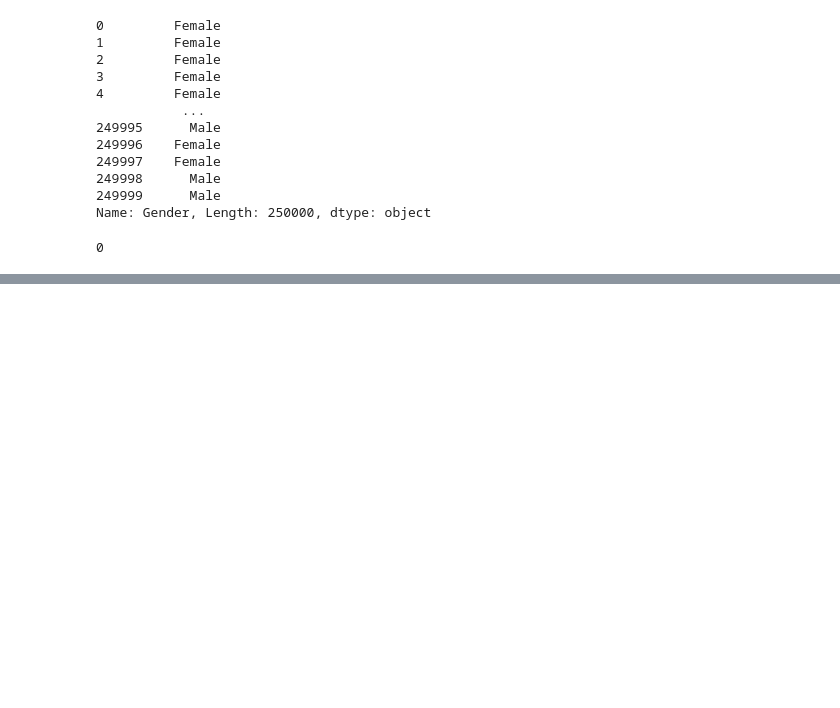
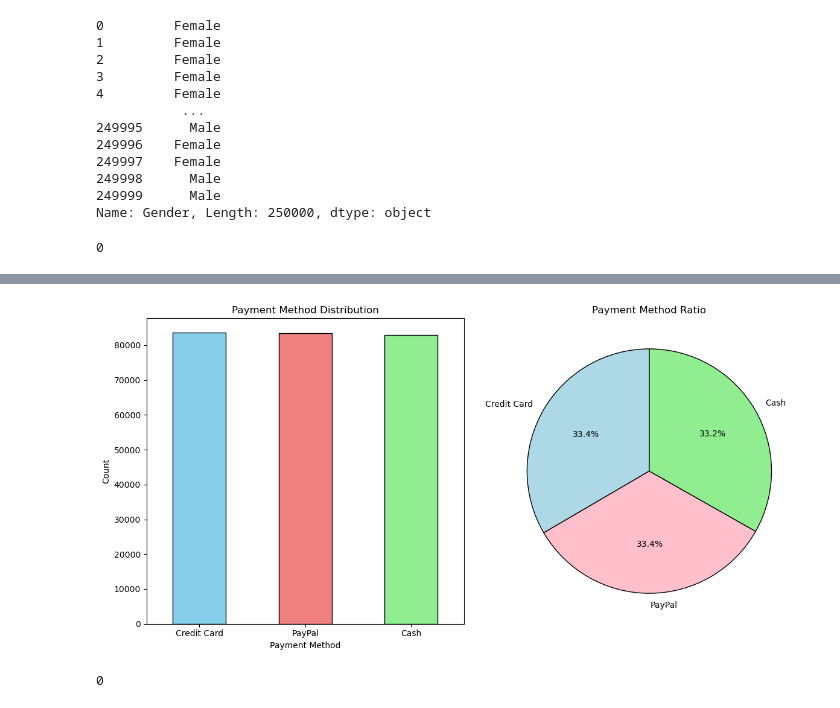
Before and after one commit to ashutosh-bhagat/E-Commerce, a Jupyter notebook: analyse.ipynb, the cells around one changed output, grey strips where cells are left out. Saved outputs shown, nothing was run; the diff lists cells and outputs as text; code cells hidden in the pictures; blank space fills up the shorter version.

```diff
--- a/analyse.ipynb
+++ b/analyse.ipynb
@@ -72,0 +109,26 @@ array(['Female', 'Male'], dtype=object)
+# %%
+fig, axes = plt.subplots(1, 2, figsize=(12, 6))
+payment_count = data_frame["Payment Method"].value_counts()
+
+payment_count.plot(kind='bar', color=['skyblue', 'lightcoral', 'lightgreen'], ax=axes[0], edgecolor='black', linewidth=1.0)
+axes[0].set_title("Payment Method Distribution")
+axes[0].set_xlabel("Payment Method")
+axes[0].set_ylabel("Count")
+axes[0].tick_params(axis='x', rotation=0)
+
+payment_count.plot(kind='pie', autopct='%1.1f%%', startangle=90, colors=['lightblue', 'pink', 'lightgreen'], ax=axes[1])
+axes[1].set_title('Payment Method Ratio')
+axes[1].set_ylabel('')
+
+for wedge in axes[1].patches:
+    wedge.set_edgecolor('black')
+    wedge.set_linewidth(1)
+
+plt.tight_layout()
+plt.show()
+# %% [output]
+[figure, added]
+# %%
+data_frame["Product Category"].isnull().sum()
+# %% [output]
+0
```
Also changed, not shown: parts of 7 cells of this notebook.
